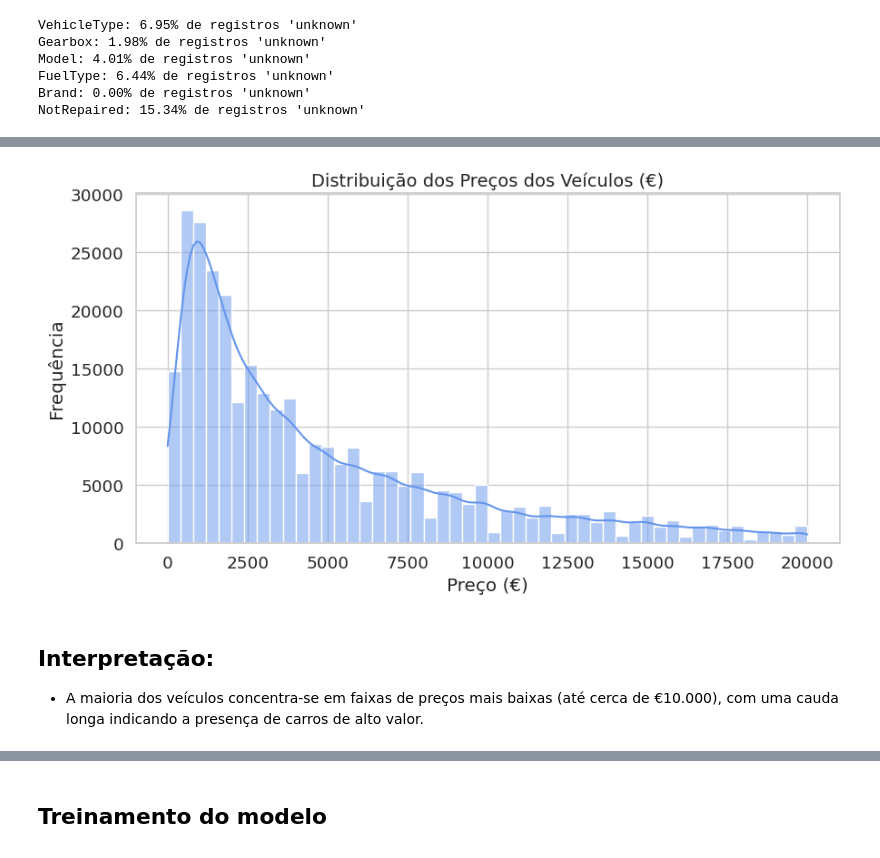
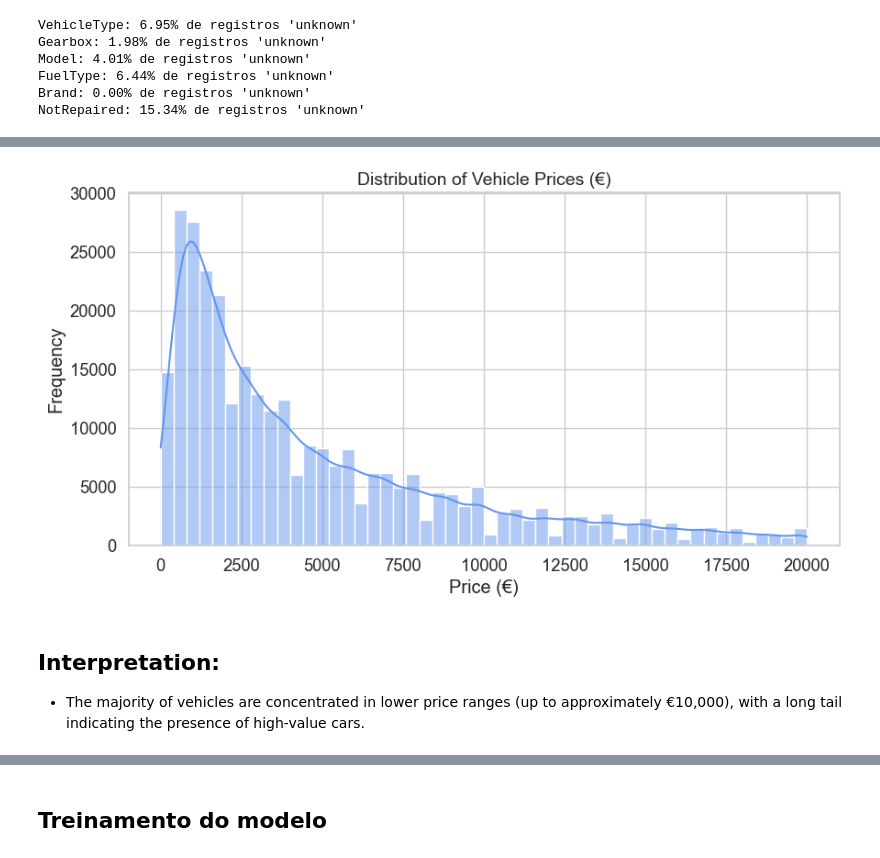
Before and after one commit to PedroAlbuquerque25/rusty-bargain-car-prediction, a Jupyter notebook: notebooks/notebook.ipynb, the cells around one changed output, grey strips where cells are left out. Drawn from its saved outputs; the diff is of its cells as text; code cells hidden in the pictures.

```diff
--- a/notebooks/notebook.ipynb
+++ b/notebooks/notebook.ipynb
@@ -109,7 +42,7 @@ from catboost import CatBoostRegressor
 sns.set(style="whitegrid", palette="pastel", font_scale=1.2)
 plt.rcParams['figure.figsize'] = (10, 6)
 # %%
-df = pd.read_csv('/datasets/car_data.csv')
+df = pd.read_csv('../data/car_data.csv')
 df.info()
 df.head()
 # %% [output]
@@ -338,16 +264,16 @@ Essas análises ajudam a guiar as decisões na etapa de **preparação dos dados
 # %%
-# Distribuição dos Preços
+# Price Distribution
 
 plt.figure(figsize=(10,5))
 sns.histplot(df['Price'], bins=50, kde=True, color='cornflowerblue')
-plt.title("Distribuição dos Preços dos Veículos (€)", fontsize=14)
-plt.xlabel("Preço (€)")
-plt.ylabel("Frequência")
+
+plt.title("Distribution of Vehicle Prices (€)", fontsize=14)
+plt.xlabel("Price (€)")
+plt.ylabel("Frequency")
 plt.show()
 # %% [output]
-[figure, old version]
+[figure, new version]
-# %% [markdown]
-## Interpretação: ##
-
-* A maioria dos veículos concentra-se em faixas de preços mais baixas (até cerca de €10.000), com uma cauda longa indicando a presença de carros de alto valor.
+# %% [markdown]
+## Interpretation:
+* The majority of vehicles are concentrated in lower price ranges (up to approximately €10,000), with a long tail indicating the presence of high-value cars.
 # %%
```
Also changed, not shown: parts of 53 cells of this notebook, 1 other file.
